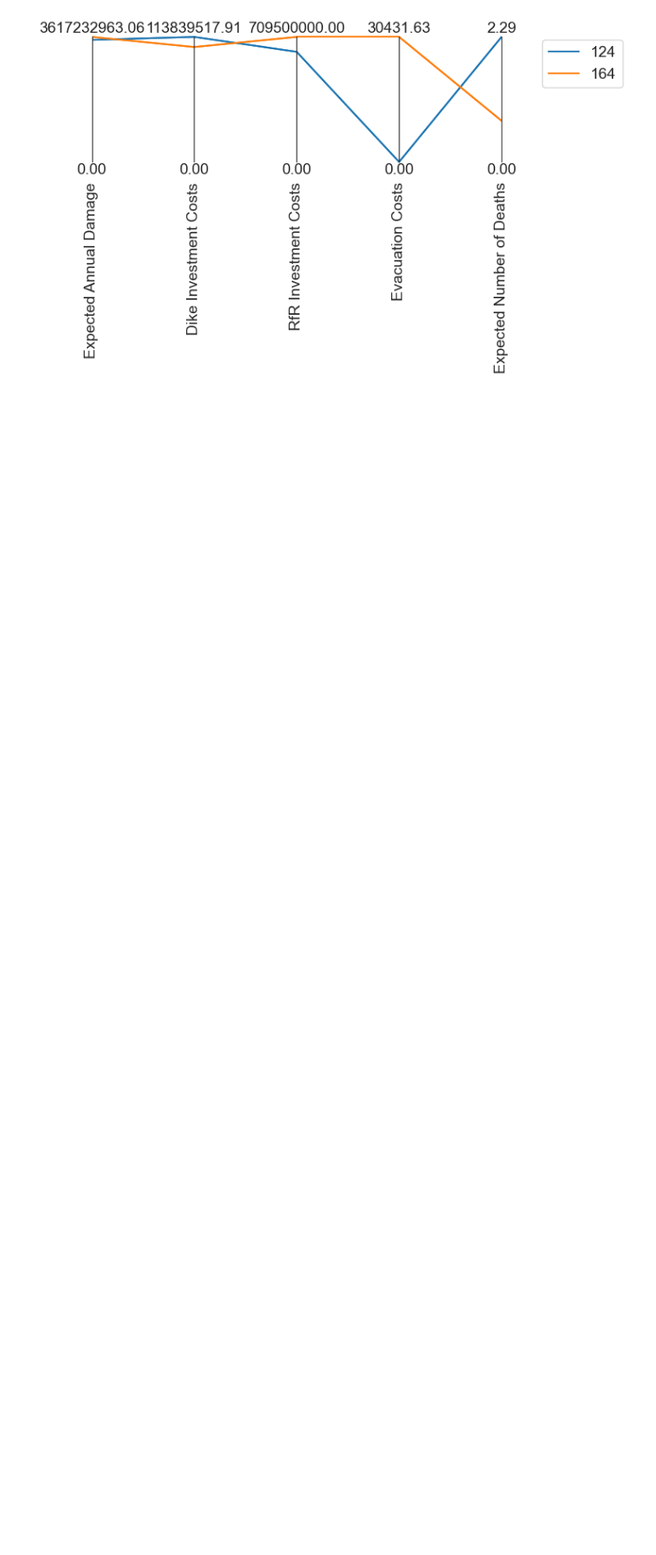
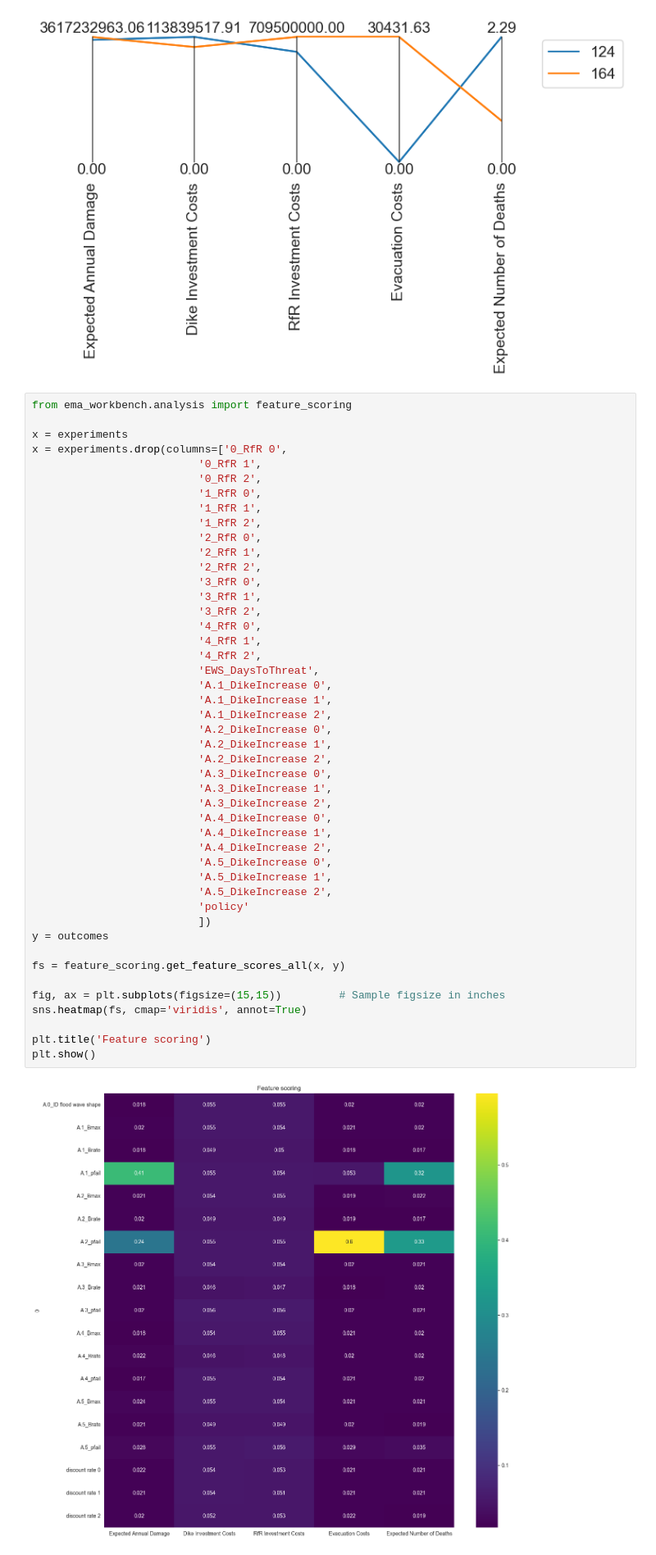
Before and after one commit to JulianvanRie/EPA141A-Model-based-decision-making, a Jupyter notebook: final assignment/Clean_optimize.ipynb, the cells around one changed output. Shown: that part at 82% size. Saved outputs shown, nothing was run; the diff lists cells and outputs as text; blank space fills up the shorter version.

```diff
--- a/final assignment/Clean_optimize.ipynb
+++ b/final assignment/Clean_optimize.ipynb
@@ -246,3 +246,51 @@ paraxes.legend()
 plt.show()
 # %% [output]
 [figure]
+# %%
+from ema_workbench.analysis import feature_scoring
+
+x = experiments
+x = experiments.drop(columns=['0_RfR 0',
+                          '0_RfR 1',
+                          '0_RfR 2',
+                          '1_RfR 0',
+                          '1_RfR 1',
+                          '1_RfR 2',
+                          '2_RfR 0',
+                          '2_RfR 1',
+                          '2_RfR 2',
+                          '3_RfR 0',
+                          '3_RfR 1',
+                          '3_RfR 2',
+                          '4_RfR 0',
+                          '4_RfR 1',
+                          '4_RfR 2',
+                          'EWS_DaysToThreat',
+                          'A.1_DikeIncrease 0',
+                          'A.1_DikeIncrease 1',
+                          'A.1_DikeIncrease 2',
+                          'A.2_DikeIncrease 0',
+                          'A.2_DikeIncrease 1',
+                          'A.2_DikeIncrease 2',
+                          'A.3_DikeIncrease 0',
+                          'A.3_DikeIncrease 1',
+                          'A.3_DikeIncrease 2',
+                          'A.4_DikeIncrease 0',
+                          'A.4_DikeIncrease 1',
+                          'A.4_DikeIncrease 2',
+                          'A.5_DikeIncrease 0',
+                          'A.5_DikeIncrease 1',
+                          'A.5_DikeIncrease 2',
+                          'policy'
+                          ])
+y = outcomes
+
+fs = feature_scoring.get_feature_scores_all(x, y)
+
+fig, ax = plt.subplots(figsize=(15,15))         # Sample figsize in inches
+sns.heatmap(fs, cmap='viridis', annot=True)
+
+plt.title('Feature scoring')
+plt.show()
+# %% [output]
+[figure, added]
```
Also changed, not shown: parts of 1 cell of this notebook.
